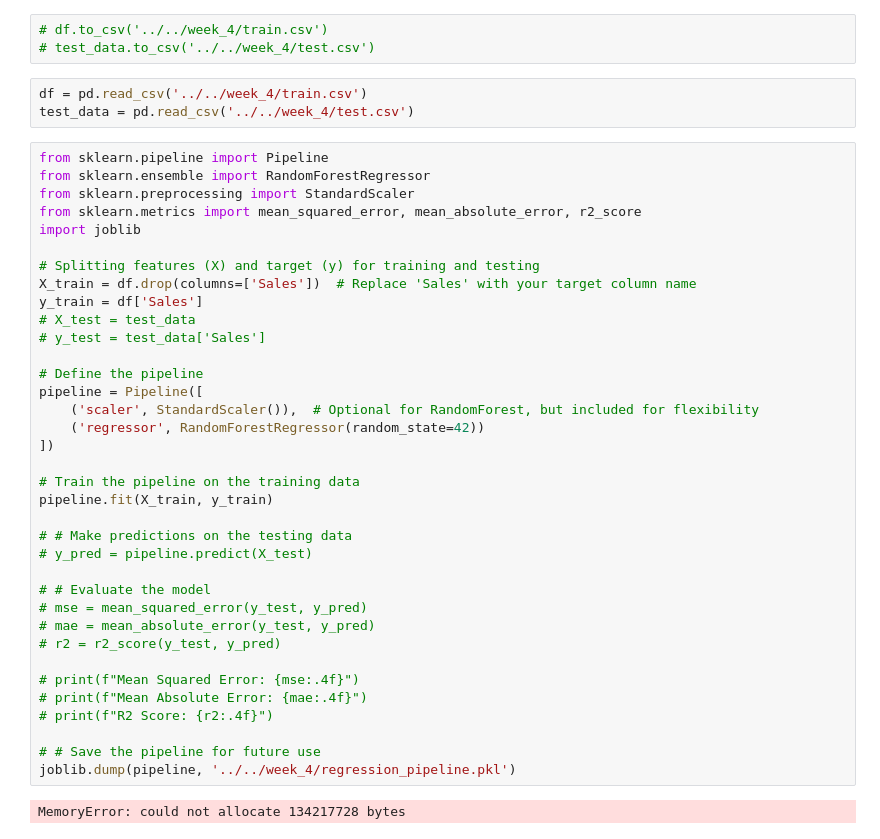
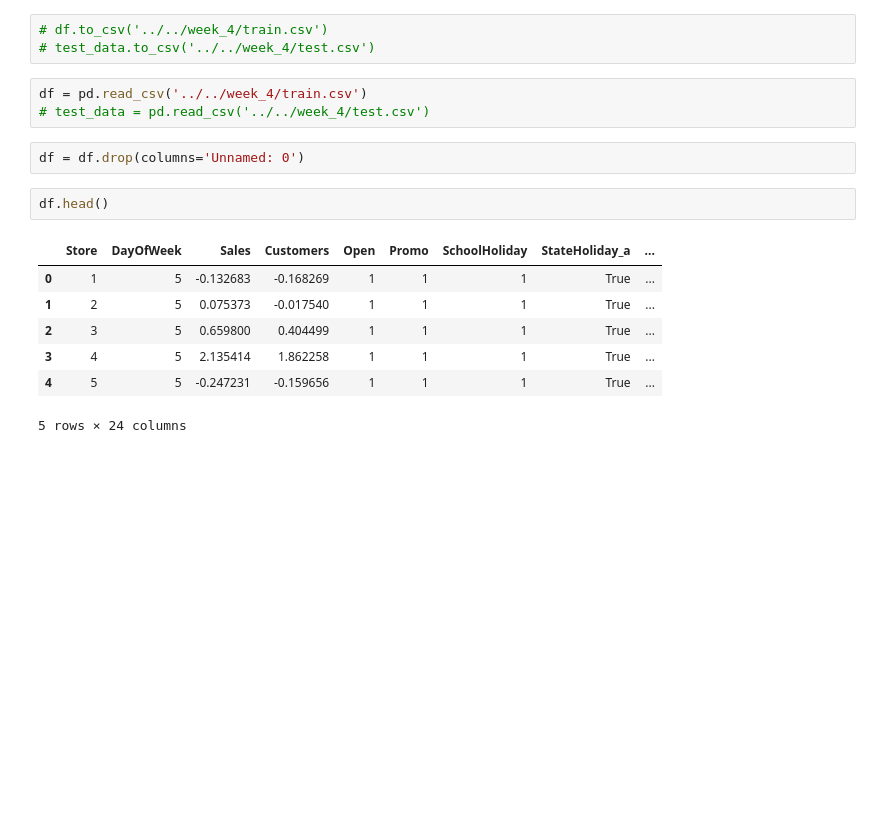
Before and after one commit to amsalugetasew/10_Academy_AI_Mastery_kifiya_Week_4, a Jupyter notebook: Notebooks/main.ipynb, the cells around one changed output. Cells and saved outputs as stored; diff of their text form; blank space fills up the shorter version.

```diff
--- a/Notebooks/main.ipynb
+++ b/Notebooks/main.ipynb
@@ -594,42 +600,16 @@ X_train = df
 # test_data.to_csv('../../week_4/test.csv')
 # %%
 df = pd.read_csv('../../week_4/train.csv')
-test_data = pd.read_csv('../../week_4/test.csv')
+# test_data = pd.read_csv('../../week_4/test.csv')
-# %%
-from sklearn.pipeline import Pipeline
-from sklearn.ensemble import RandomForestRegressor
-from sklearn.preprocessing import StandardScaler
-from sklearn.metrics import mean_squared_error, mean_absolute_error, r2_score
-import joblib
-
-# Splitting features (X) and target (y) for training and testing
-X_train = df.drop(columns=['Sales'])  # Replace 'Sales' with your target column name
-y_train = df['Sales']
-# X_test = test_data
-# y_test = test_data['Sales']
-
-# Define the pipeline
-pipeline = Pipeline([
-    ('scaler', StandardScaler()),  # Optional for RandomForest, but included for flexibility
-    ('regressor', RandomForestRegressor(random_state=42))
-])
-
-# Train the pipeline on the training data
-pipeline.fit(X_train, y_train)
-
-# # Make predictions on the testing data
-# y_pred = pipeline.predict(X_test)
-
-# # Evaluate the model
-# mse = mean_squared_error(y_test, y_pred)
-# mae = mean_absolute_error(y_test, y_pred)
-# r2 = r2_score(y_test, y_pred)
-
-# print(f"Mean Squared Error: {mse:.4f}")
-# print(f"Mean Absolute Error: {mae:.4f}")
-# print(f"R2 Score: {r2:.4f}")
-
-# # Save the pipeline for future use
-joblib.dump(pipeline, '../../week_4/regression_pipeline.pkl')
-# %% [output]
-MemoryError: could not allocate 134217728 bytes
+# %%
+df = df.drop(columns='Unnamed: 0')
+# %%
+df.head()
+# %% [output]
+|  | Store | DayOfWeek | Sales | Customers | Open | Promo | SchoolHoliday | StateHoliday_a | ... |
+| 0 | 1 | 5 | -0.132683 | -0.168269 | 1 | 1 | 1 | True | ... |
+| 1 | 2 | 5 | 0.075373 | -0.017540 | 1 | 1 | 1 | True | ... |
+| 2 | 3 | 5 | 0.659800 | 0.404499 | 1 | 1 | 1 | True | ... |
+| 3 | 4 | 5 | 2.135414 | 1.862258 | 1 | 1 | 1 | True | ... |
+| 4 | 5 | 5 | -0.247231 | -0.159656 | 1 | 1 | 1 | True | ... |
+5 rows × 24 columns
```
Also changed, not shown: parts of 35 cells of this notebook, 2 other files.
